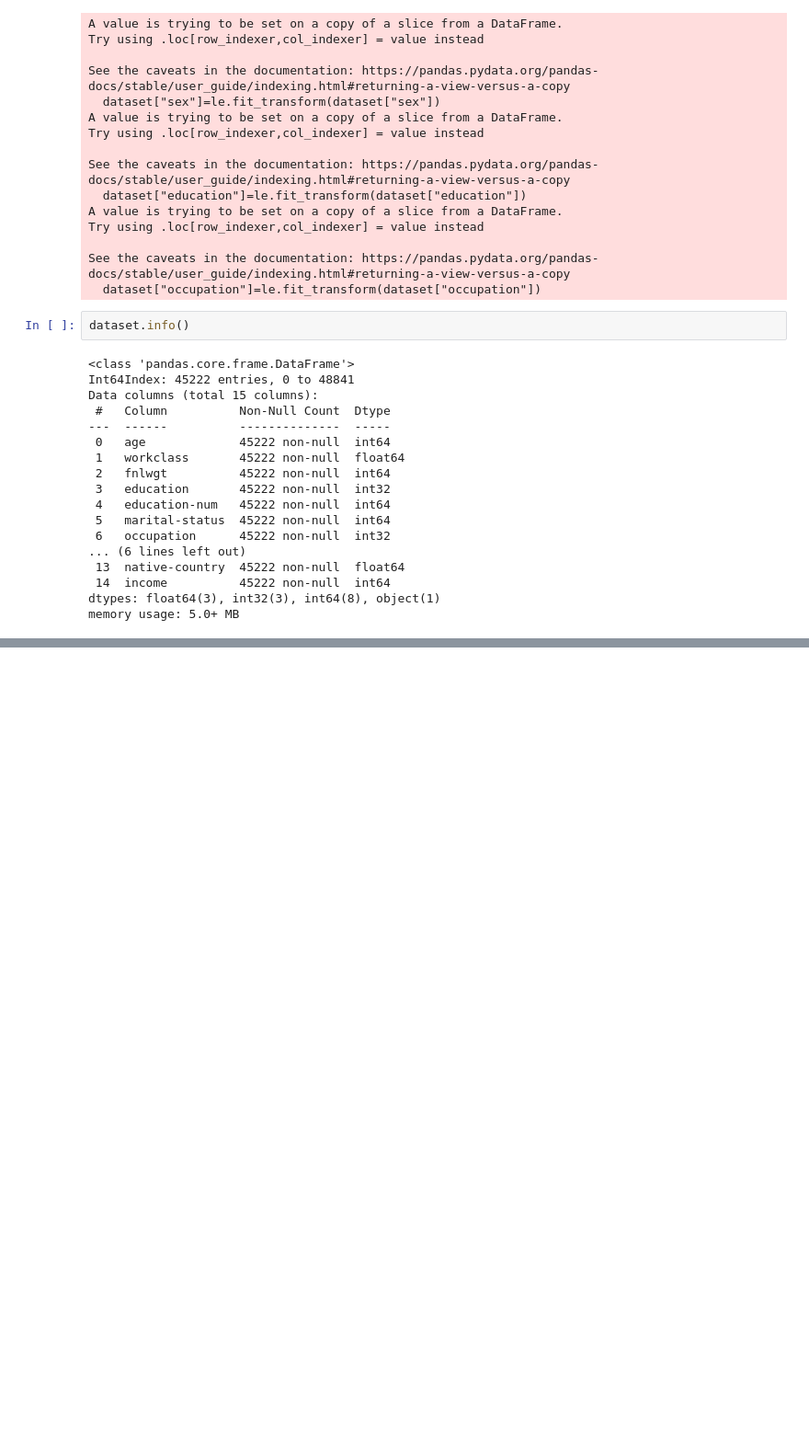
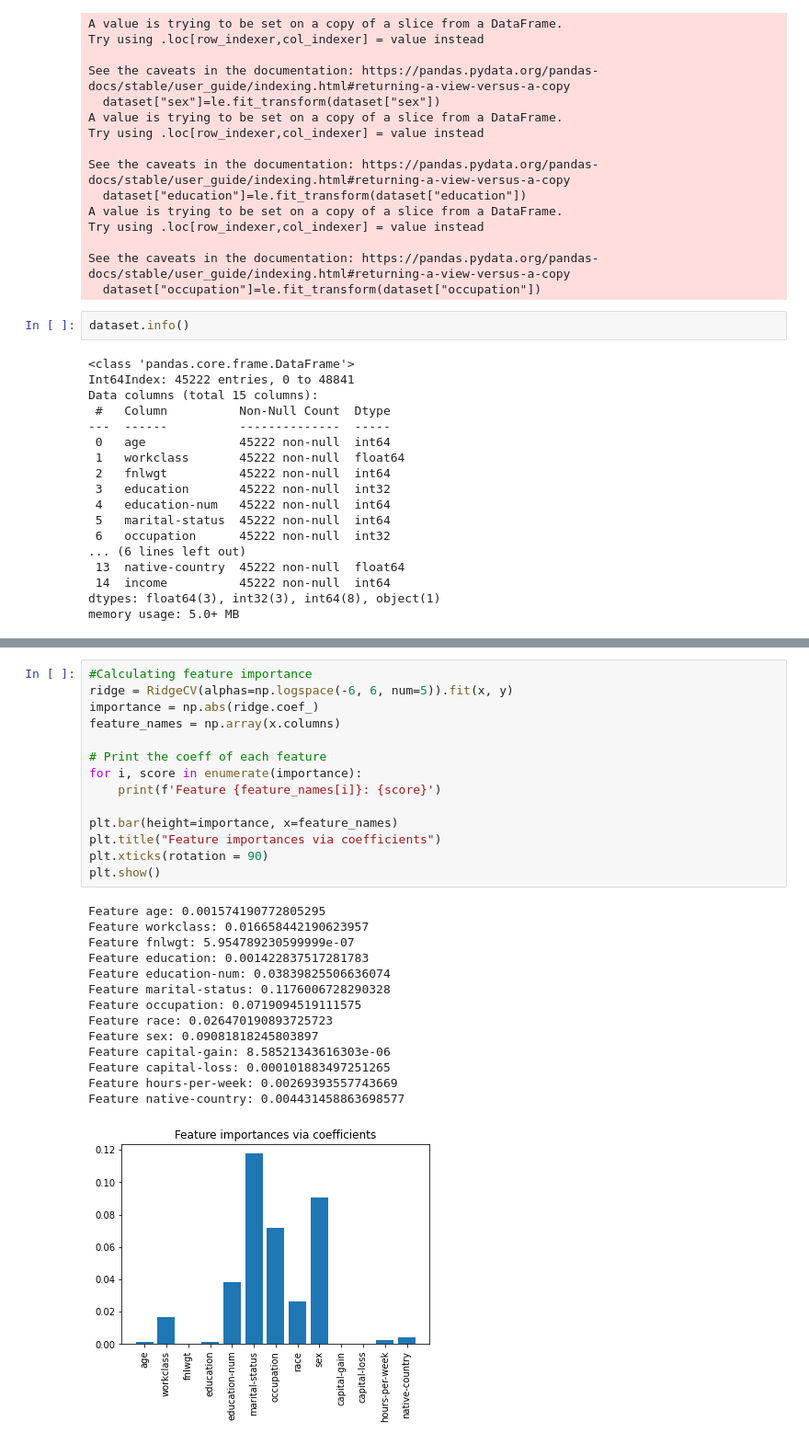
Before and after one commit to Loay2122/Census-Income-Data-Classification, a Jupyter notebook: MachineLearningProject.ipynb, the cells around one changed output, grey strips where cells are left out. Shown at 92% size. Drawn from its saved outputs; the diff is of its cells as text; blank space fills up the shorter version.

Commit message:
Used feature selection and compared between accuracy scores

```diff
--- a/MachineLearningProject.ipynb
+++ b/MachineLearningProject.ipynb
@@ -493,2 +531,31 @@ plt.show()
+# %%
+#Calculating feature importance
+ridge = RidgeCV(alphas=np.logspace(-6, 6, num=5)).fit(x, y)
+importance = np.abs(ridge.coef_)
+feature_names = np.array(x.columns)
+
+# Print the coeff of each feature
+for i, score in enumerate(importance):
+    print(f'Feature {feature_names[i]}: {score}')
+
+plt.bar(height=importance, x=feature_names)
+plt.title("Feature importances via coefficients")
+plt.xticks(rotation = 90)
+plt.show()
+# %% [output]
+Feature age: 0.001574190772805295
+Feature workclass: 0.016658442190623957
+Feature fnlwgt: 5.954789230599999e-07
+Feature education: 0.001422837517281783
+Feature education-num: 0.03839825506636074
+Feature marital-status: 0.1176006728290328
+Feature occupation: 0.0719094519111575
+Feature race: 0.026470190893725723
+Feature sex: 0.09081818245803897
+Feature capital-gain: 8.58521343616303e-06
+Feature capital-loss: 0.000101883497251265
+Feature hours-per-week: 0.00269393557743669
+Feature native-country: 0.004431458863698577
+[figure, added]
 # %%
 #Feature selection using sequential feature selection
```
Also changed, not shown: parts of 28 cells of this notebook.
